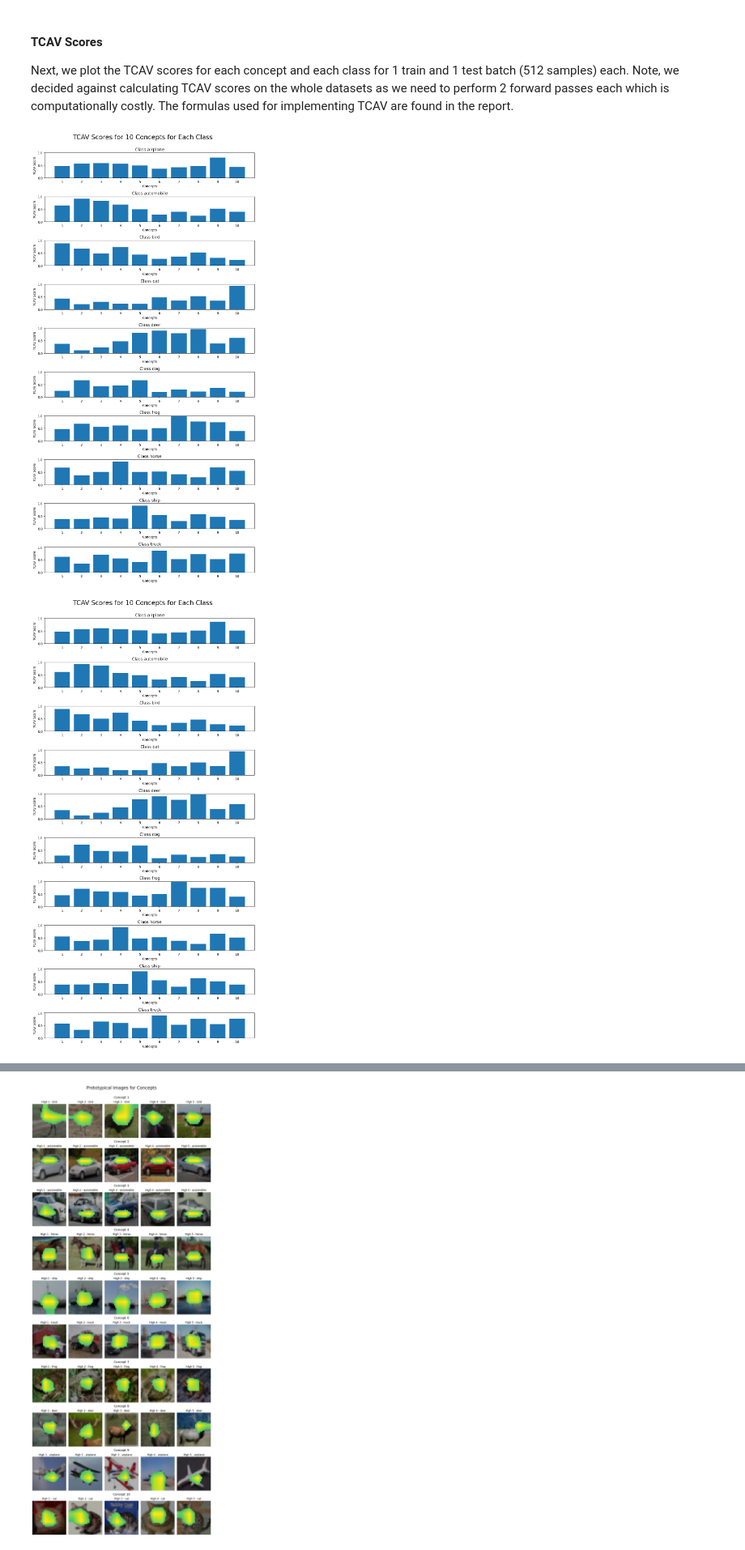
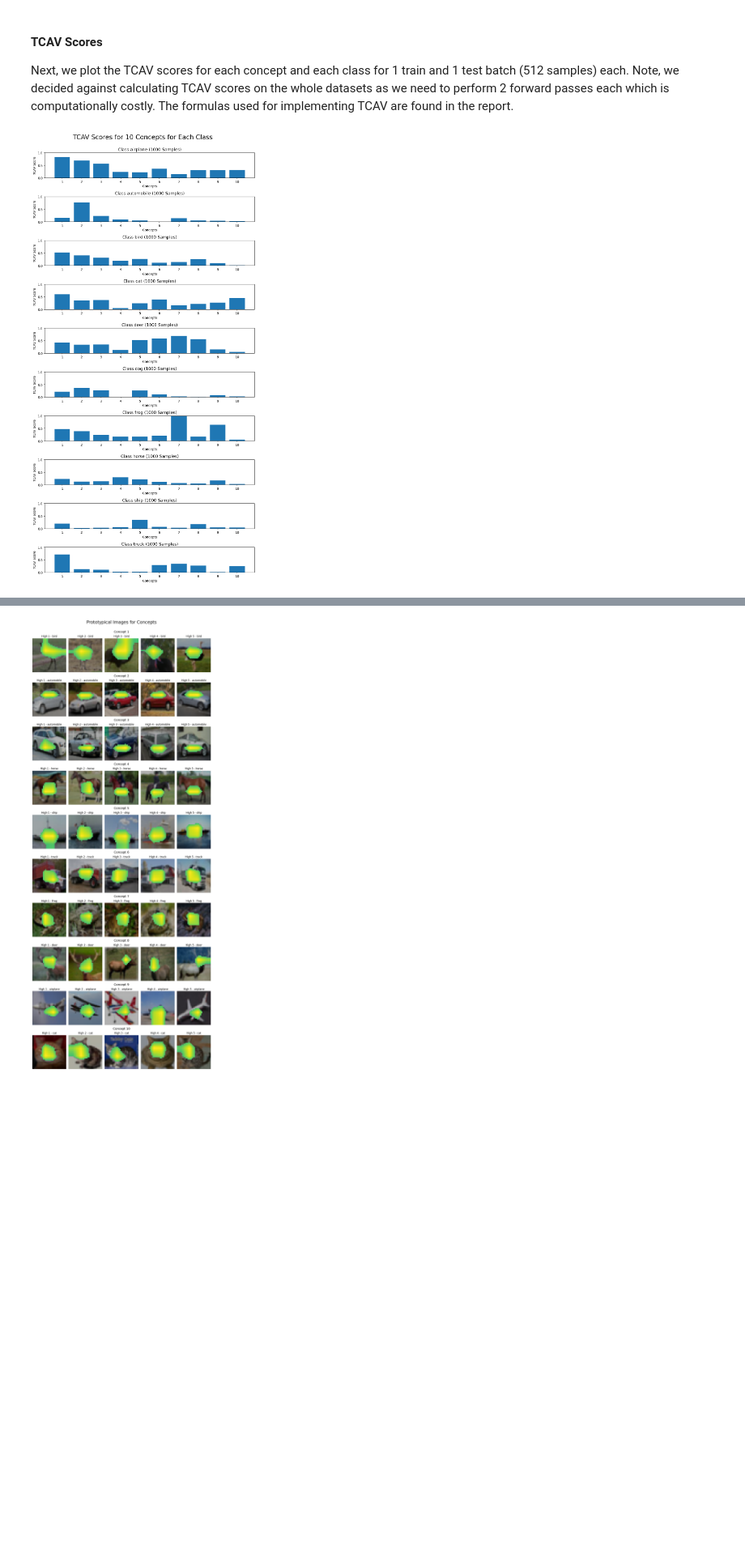
Before and after one commit to aapokrki/t_xai_project, a Jupyter notebook: ICE/ICE.ipynb, the cells around one changed output, grey strips where cells are left out. Shown at 81% size. Drawn from its saved outputs; the diff is of its cells as text; code cells hidden in the pictures; blank space fills up the shorter version.

```diff
--- a/ICE/ICE.ipynb
+++ b/ICE/ICE.ipynb
@@ -30,8 +30,8 @@ from utils_ICE import forward_from_layer, calc_concept_number, plot_TCAV, calc_a
 # %% [markdown]
 ## Loading Model and Preparing Data
 # %%
-def load_data(batch_size=256, valid_size=0.15, num_workers=0, shuffle_train=False):
-    # transformation pipleine from pytorch vgg16 documentation
+def load_data(batch_size=256, num_workers=0, shuffle_train=False):
+   # transformation pipleine from pytorch vgg16 documentation
     transform = transforms.Compose([
         transforms.ToTensor(),
         transforms.Normalize(mean=[0.4914, 0.4822, 0.4465], std=[0.2023, 0.1994, 0.201])
@@ -188,9 +184,10 @@ We have trained the reducer (extracted the 10 learned cooncepts) and can apply t
 # %%
-# get all activations for layer 29 from test dataset
+# get all activations from test loader
 
 # register forward hook for model to extract specific activation layers
 target_layers = [29] # 42 last layer, 39 - penultimate layer
 test_activations = {f"layer_{layer}": [] for layer in target_layers}
+test_labels = []
 test_hooks = []
 
 # hook function to store activations
@@ -214,6 +211,7 @@ model.eval()
 with torch.no_grad():
     for data, target in test_loader:
         data, target = data.to(device), target.to(device)
+        test_labels.append(target)
         model(data)
 
 for hook in test_hooks:
@@ -221,12 +219,23 @@ for hook in test_hooks:
 # %% [markdown]
 #### TCAV Scores
 Next, we plot the TCAV scores for each concept and each class for 1 train and 1 test batch (512 samples) each. Note, we decided against calculating TCAV scores on the whole datasets as we need to perform 2 forward passes each which is computationally costly. The formulas used for implementing TCAV are found in the report.
+# %%
+# split the activations according to their classes
+class_activations = [[] for _ in range(10)]
+
+for batch_activations, batch_labels in zip(test_activations["layer_29"], test_labels):
+    for idx in range(10):
+        # filtering the samples from specific class
+        mask = (batch_labels == idx)
+        class_activations_batch = batch_activations[mask]
+        class_activations[idx].append(class_activations_batch)
+
+# concatenate all class lists to one big batch
+for i in range(10):
+    class_activations[i] = torch.cat(class_activations[i], dim=0)
 # %%
 classes = ['airplane', 'automobile', 'bird', 'cat', 'deer', 'dog', 'frog', 'horse', 'ship', 'truck']
-TCAV_save_path_train = 'TCAV_train.pdf'
 TCAV_save_path_test = 'TCAV_test.pdf'
-plot_TCAV(activations["layer_29"].clone(), ConceptExtractor_final, classes, model, layer_name=30, save_path=TCAV_save_path_train)
-plot_TCAV(test_activations["layer_29"][0].clone(), ConceptExtractor_final, classes, model, layer_name=30, save_path=TCAV_save_path_test)
+plot_TCAV(class_activations, ConceptExtractor_final, classes, model, layer_name=30, save_path=TCAV_save_path_test)
 # %% [output]
-[figure, old version]
+[figure, new version]
-[figure, removed]
```
Also changed, not shown: parts of 7 cells of this notebook, 1 other file.
